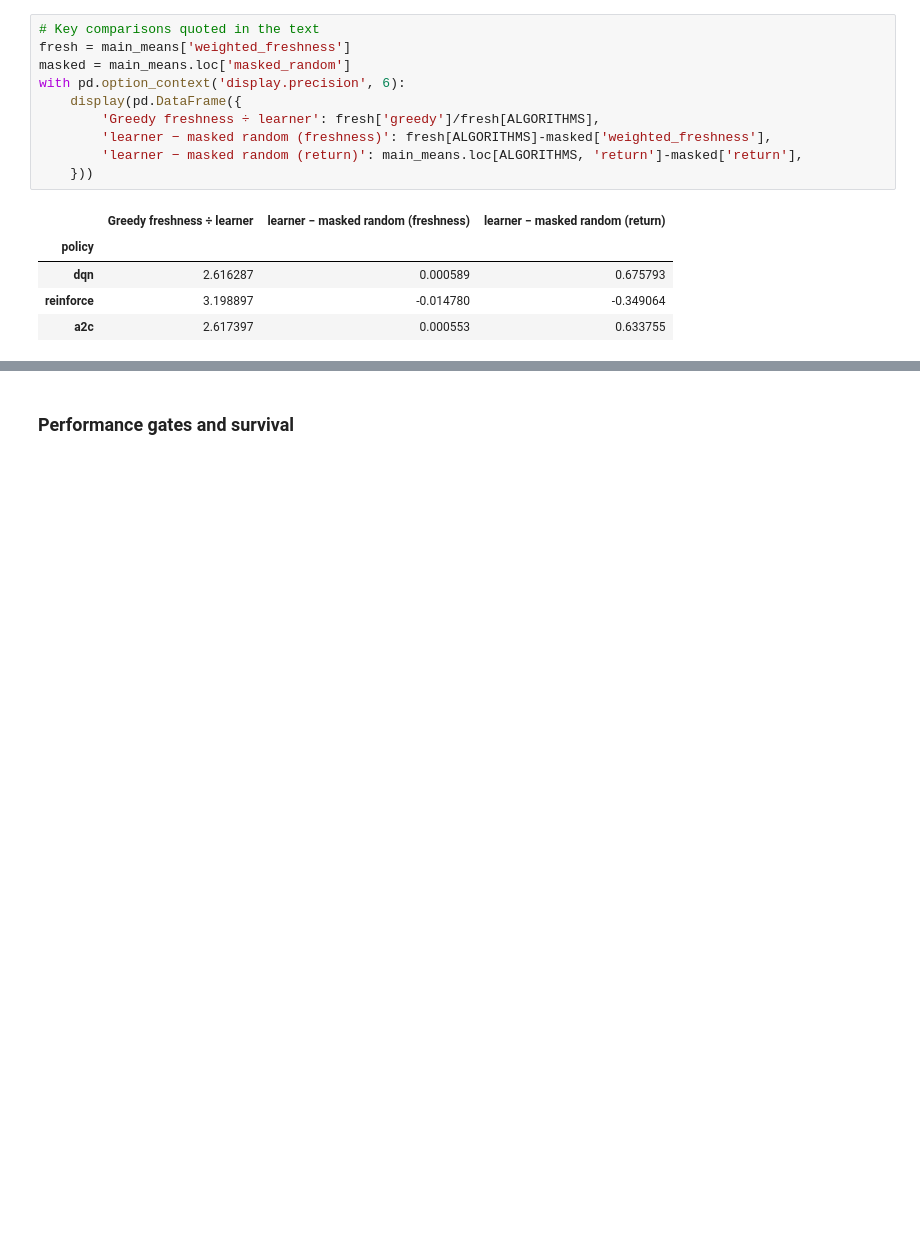
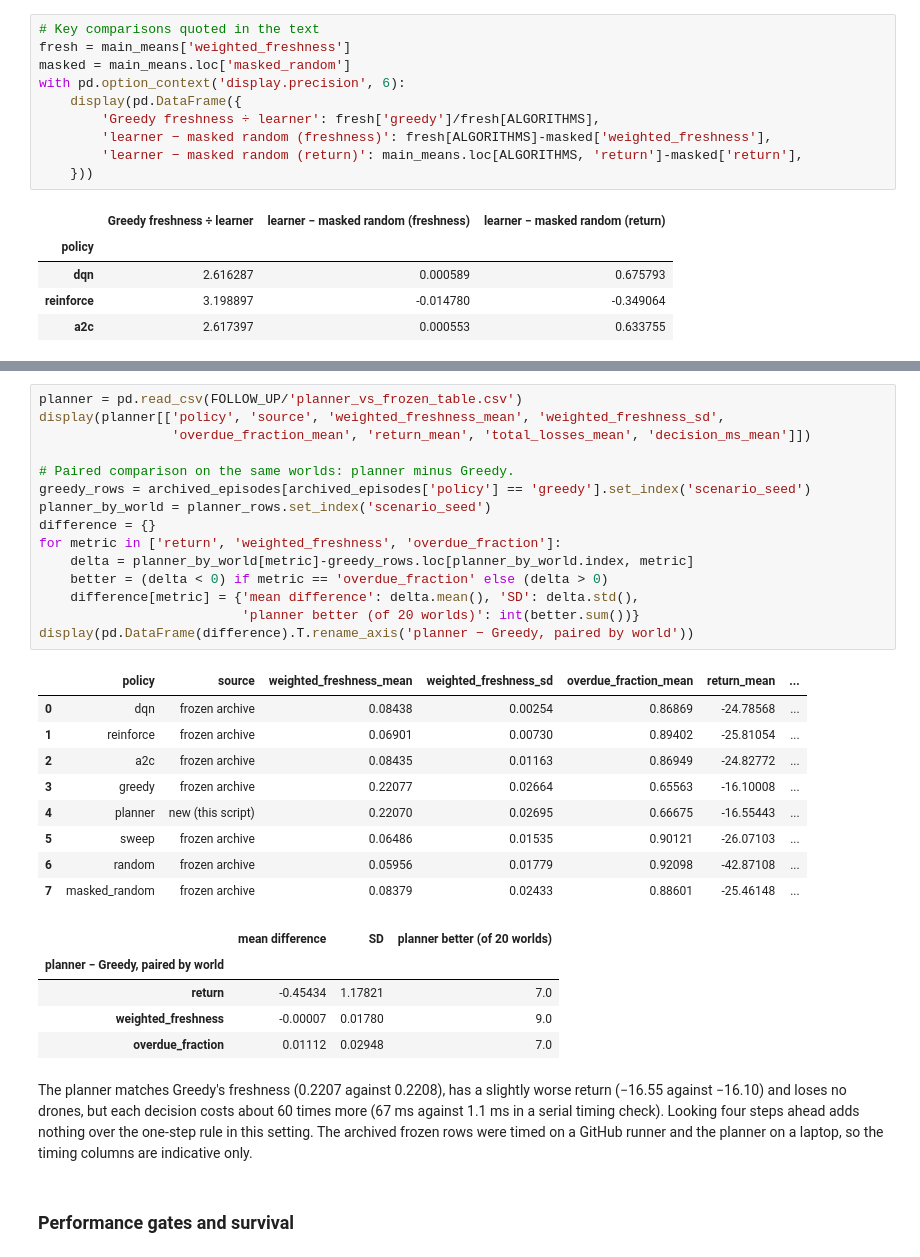
Before and after one commit to SayuruRehan/wild-drone-appeared, a Jupyter notebook: Wildfire_Drone_Fleet_clean.ipynb, the cells around one changed output, grey strips where cells are left out. Drawn from its saved outputs; the diff is of its cells as text; blank space fills up the shorter version.

```diff
--- a/Wildfire_Drone_Fleet_clean.ipynb
+++ b/Wildfire_Drone_Fleet_clean.ipynb
@@ -1720,3 +1793,39 @@ display(planner[['policy', 'source', 'weighted_freshness_mean', 'weighted_freshn
+# %%
+planner = pd.read_csv(FOLLOW_UP/'planner_vs_frozen_table.csv')
+display(planner[['policy', 'source', 'weighted_freshness_mean', 'weighted_freshness_sd',
+                 'overdue_fraction_mean', 'return_mean', 'total_losses_mean', 'decision_ms_mean']])
+
+# Paired comparison on the same worlds: planner minus Greedy.
+greedy_rows = archived_episodes[archived_episodes['policy'] == 'greedy'].set_index('scenario_seed')
+planner_by_world = planner_rows.set_index('scenario_seed')
+difference = {}
+for metric in ['return', 'weighted_freshness', 'overdue_fraction']:
+    delta = planner_by_world[metric]-greedy_rows.loc[planner_by_world.index, metric]
+    better = (delta < 0) if metric == 'overdue_fraction' else (delta > 0)
+    difference[metric] = {'mean difference': delta.mean(), 'SD': delta.std(),
+                          'planner better (of 20 worlds)': int(better.sum())}
+display(pd.DataFrame(difference).T.rename_axis('planner − Greedy, paired by world'))
+# %% [output]
+|  | policy | source | weighted_freshness_mean | weighted_freshness_sd | overdue_fraction_mean | return_mean | ... |
+| 0 | dqn | frozen archive | 0.08438 | 0.00254 | 0.86869 | -24.78568 | ... |
+| 1 | reinforce | frozen archive | 0.06901 | 0.00730 | 0.89402 | -25.81054 | ... |
+| 2 | a2c | frozen archive | 0.08435 | 0.01163 | 0.86949 | -24.82772 | ... |
+| 3 | greedy | frozen archive | 0.22077 | 0.02664 | 0.65563 | -16.10008 | ... |
+| 4 | planner | new (this script) | 0.22070 | 0.02695 | 0.66675 | -16.55443 | ... |
+| 5 | sweep | frozen archive | 0.06486 | 0.01535 | 0.90121 | -26.07103 | ... |
+| 6 | random | frozen archive | 0.05956 | 0.01779 | 0.92098 | -42.87108 | ... |
+| 7 | masked_random | frozen archive | 0.08379 | 0.02433 | 0.88601 | -25.46148 | ... |
+|  | mean difference | SD | planner better (of 20 worlds) |
+| planner − Greedy, paired by world |  |  |  |
+| return | -0.45434 | 1.17821 | 7.0 |
+| weighted_freshness | -0.00007 | 0.01780 | 9.0 |
+| overdue_fraction | 0.01112 | 0.02948 | 7.0 |
+# %% [markdown]
+The planner matches Greedy's freshness (0.2207 against 0.2208), has a slightly worse
+return (−16.55 against −16.10) and loses no drones, but each decision costs about 60 times
+more (67 ms against 1.1 ms in a serial timing check). Looking four steps ahead adds nothing
+over the one-step rule in this setting. The archived frozen rows were timed on a GitHub
+runner and the planner on a laptop, so the timing columns are indicative only.
 # %% [markdown]
 ### Performance gates and survival
 # %%
```
Also changed, not shown: parts of 15 cells of this notebook.
